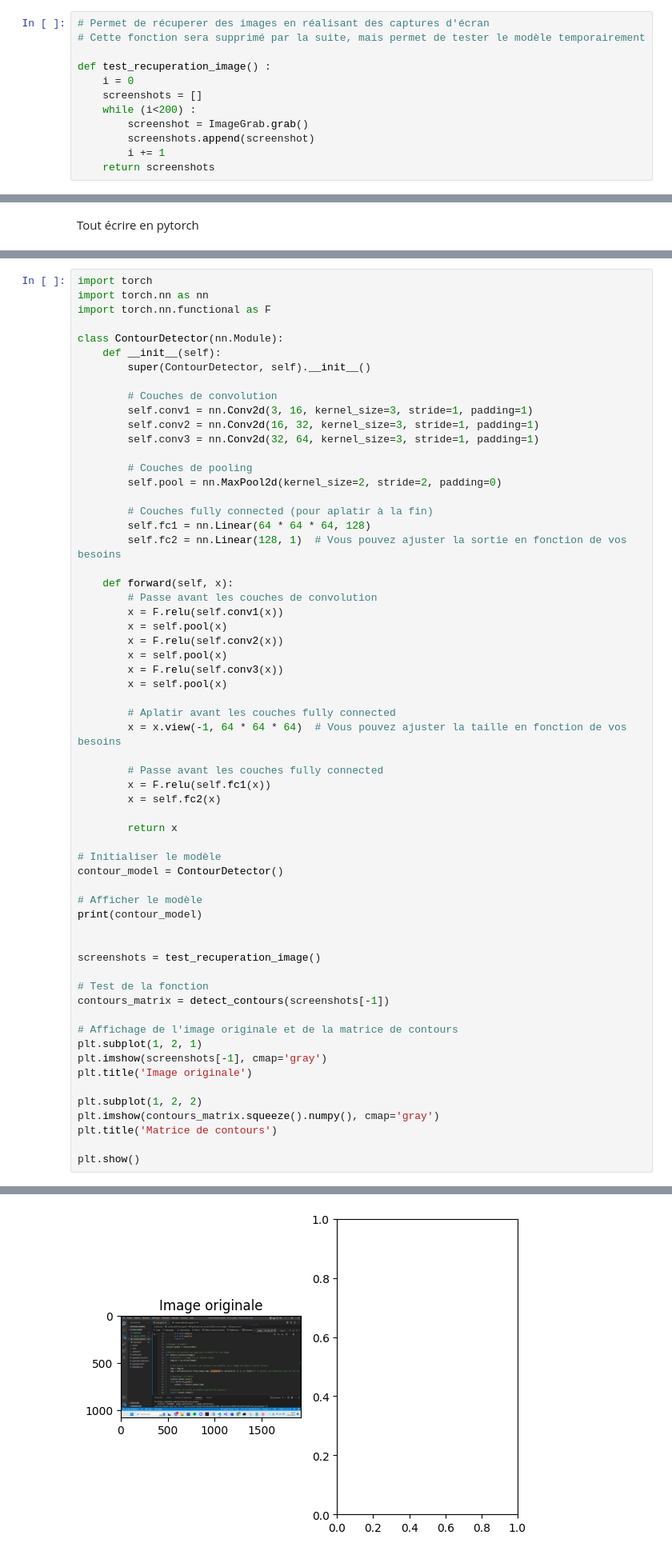
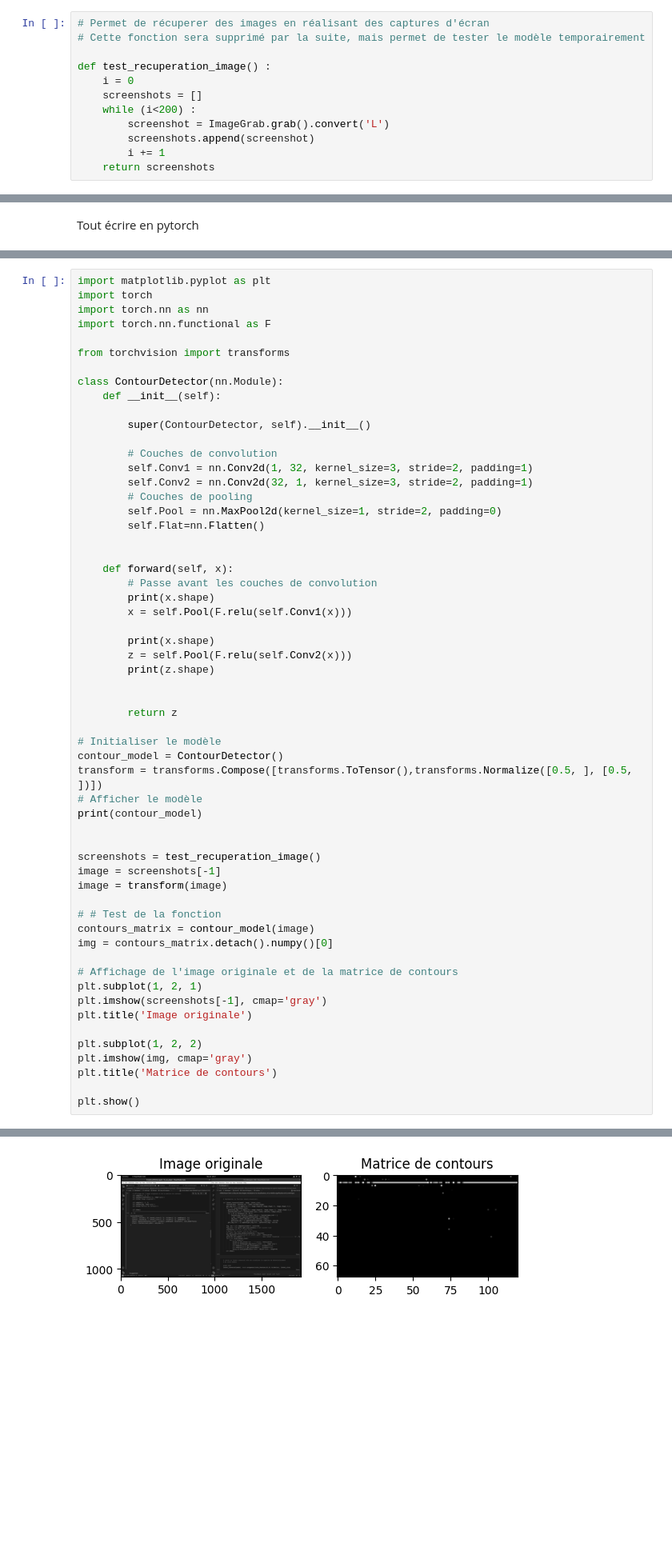
Before and after one commit to elroche/IA_oso_player, a Jupyter notebook: notebooks/model_definition.ipynb, the cells around one changed output, grey strips where cells are left out. Shown at 80% size. Cells and saved outputs as stored; diff of their text form; blank space fills up the shorter version.

```diff
--- a/notebooks/model_definition.ipynb
+++ b/notebooks/model_definition.ipynb
@@ -21,7 +21,7 @@ def test_recuperation_image() :
     i = 0
     screenshots = []
     while (i<200) :
-        screenshot = ImageGrab.grab()
+        screenshot = ImageGrab.grab().convert('L')
         screenshots.append(screenshot)
         i += 1
     return screenshots
@@ -124,54 +125,51 @@ Image flatten:
 Dimensions de l'image flatten: (2073600,)
 # %%
+import matplotlib.pyplot as plt
 import torch
 import torch.nn as nn
 import torch.nn.functional as F
 
+from torchvision import transforms
+
 class ContourDetector(nn.Module):
     def __init__(self):
+
         super(ContourDetector, self).__init__()
 
         # Couches de convolution
-        self.conv1 = nn.Conv2d(3, 16, kernel_size=3, stride=1, padding=1)
-        self.conv2 = nn.Conv2d(16, 32, kernel_size=3, stride=1, padding=1)
-        self.conv3 = nn.Conv2d(32, 64, kernel_size=3, stride=1, padding=1)
+        self.Conv1 = nn.Conv2d(1, 32, kernel_size=3, stride=2, padding=1)
+        self.Conv2 = nn.Conv2d(32, 1, kernel_size=3, stride=2, padding=1)
+        # Couches de pooling
+        self.Pool = nn.MaxPool2d(kernel_size=1, stride=2, padding=0)
+        self.Flat=nn.Flatten()
 
-        # Couches de pooling
-        self.pool = nn.MaxPool2d(kernel_size=2, stride=2, padding=0)
-
-        # Couches fully connected (pour aplatir à la fin)
-        self.fc1 = nn.Linear(64 * 64 * 64, 128)
-        self.fc2 = nn.Linear(128, 1)  # Vous pouvez ajuster la sortie en fonction de vos besoins
 
     def forward(self, x):
         # Passe avant les couches de convolution
-        x = F.relu(self.conv1(x))
-        x = self.pool(x)
-        x = F.relu(self.conv2(x))
-        x = self.pool(x)
-        x = F.relu(self.conv3(x))
-        x = self.pool(x)
+        print(x.shape)
+        x = self.Pool(F.relu(self.Conv1(x)))
 
-        # Aplatir avant les couches fully connected
-        x = x.view(-1, 64 * 64 * 64)  # Vous pouvez ajuster la taille en fonction de vos besoins
+        print(x.shape)
+        z = self.Pool(F.relu(self.Conv2(x)))
+        print(z.shape)
 
-        # Passe avant les couches fully connected
-        x = F.relu(self.fc1(x))
-        x = self.fc2(x)
 
-        return x
+        return z
 
 # Initialiser le modèle
 contour_model = ContourDetector()
-
+transform = transforms.Compose([transforms.ToTensor(),transforms.Normalize([0.5, ], [0.5, ])])
 # Afficher le modèle
 print(contour_model)
 
 
 screenshots = test_recuperation_image()
+image = screenshots[-1]
+image = transform(image)
 
-# Test de la fonction
-contours_matrix = detect_contours(screenshots[-1])
+# # Test de la fonction
+contours_matrix = contour_model(image)
+img = contours_matrix.detach().numpy()[0]
 
 # Affichage de l'image originale et de la matrice de contours
 plt.subplot(1, 2, 1)
@@ -179,7 +177,7 @@ plt.imshow(screenshots[-1], cmap='gray')
 plt.title('Image originale')
 
 plt.subplot(1, 2, 2)
-plt.imshow(contours_matrix.squeeze().numpy(), cmap='gray')
+plt.imshow(img, cmap='gray')
 plt.title('Matrice de contours')
 
 plt.show()
@@ -188,4 +194,4 @@ AttributeError: 'numpy.ndarray' object has no attribute 'numpy'
-[figure, old version]
+[figure, new version]
 # %% [markdown]
 A supprimer
 # %%
```
Also changed, not shown: parts of 4 cells of this notebook.
